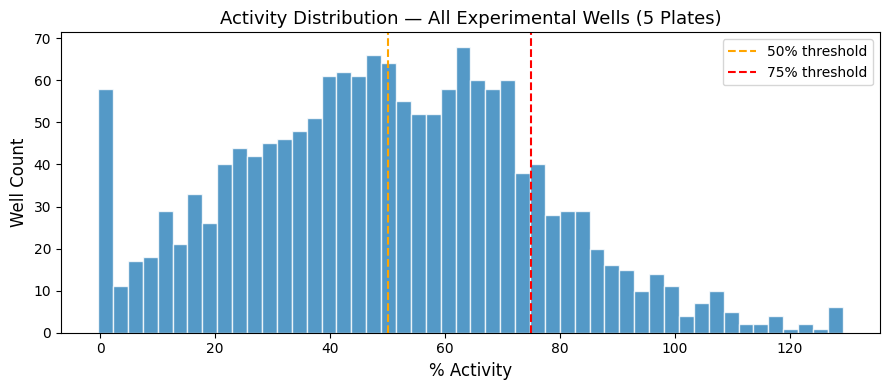
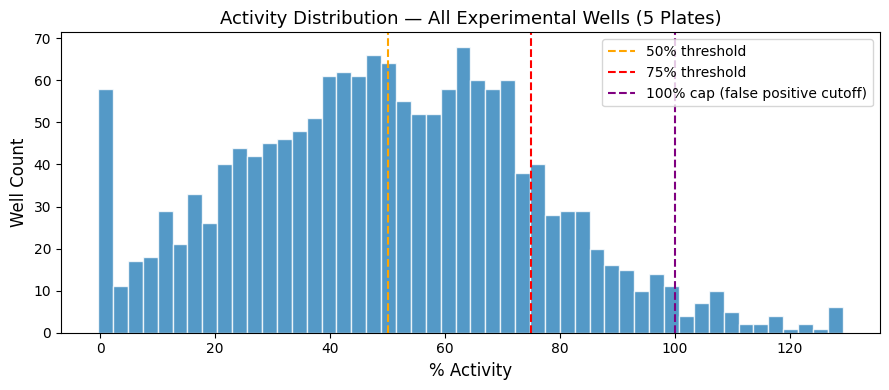
The notebook cell's code change between the first figure and the second:
--- before
+++ after
@@ -3,4 +3,5 @@
 ax.axvline(50, color='orange', linestyle='--', linewidth=1.5, label='50% threshold')
 ax.axvline(75, color='red',    linestyle='--', linewidth=1.5, label='75% threshold')
+ax.axvline(100, color='purple', linestyle='--', linewidth=1.5, label='100% cap (false positive cutoff)')
 ax.set_xlabel('% Activity', fontsize=12)
 ax.set_ylabel('Well Count', fontsize=12)

Commit: Cap hits at 100% activity to exclude false positives